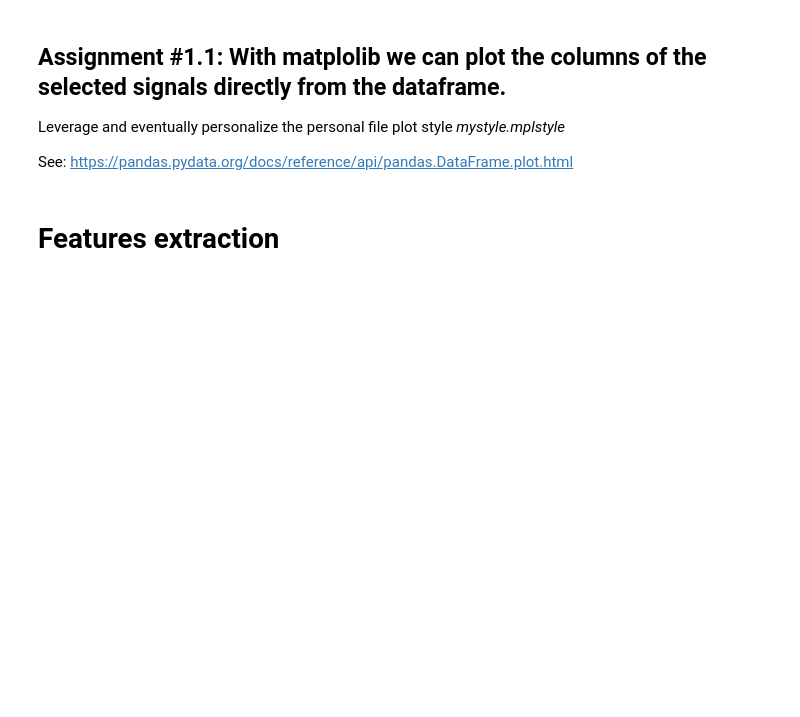
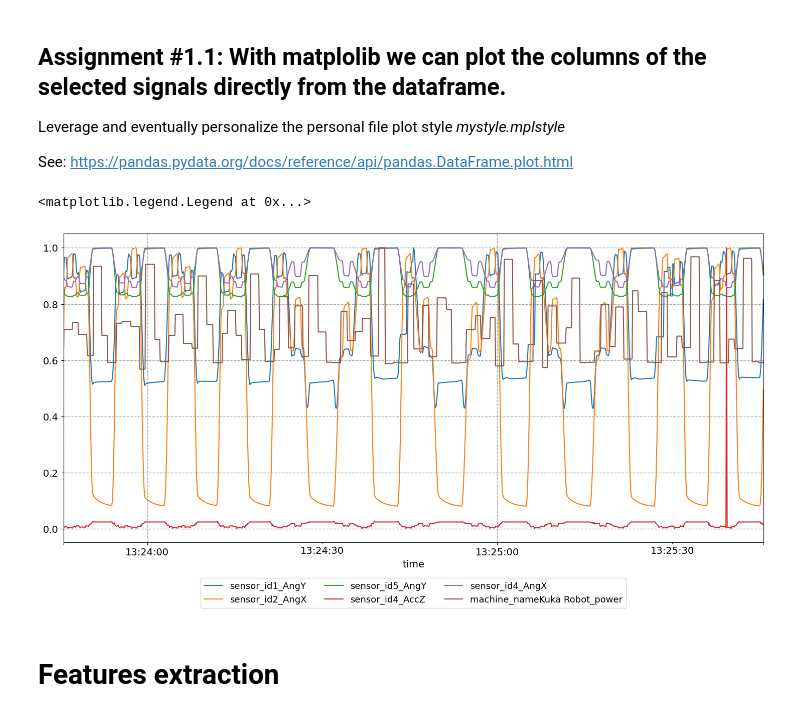
Before and after one commit to SalvatoreAdalberto/mlapp, a Jupyter notebook: 1_ML_time_series_assignment.ipynb, the cells around one changed output. Drawn from its saved outputs; the diff is of its cells as text; code cells hidden in the pictures; blank space fills up the shorter version.

```diff
--- a/1_ML_time_series_assignment.ipynb
+++ b/1_ML_time_series_assignment.ipynb
@@ -255,12 +310,15 @@ Leverage and eventually personalize the personal file plot style *mystyle.mplsty
 See: https://pandas.pydata.org/docs/reference/api/pandas.DataFrame.plot.html
 # %%
 # Set a personal plot style
-FILEPATH_PLT_STYLE = "/content/drive/MyDrive/MLA/labs/mystyle.mplstyle"
+FILEPATH_PLT_STYLE = "/content/drive/MyDrive/MLAPP/basics/mystyle.mplstyle"
 plt.style.use(FILEPATH_PLT_STYLE)
 
 fig, ax = plt.subplots(1, 1, figsize=(18, 8))
 df_signals.plot(ax=ax)
 plt.legend(loc='upper center', bbox_to_anchor=(0.5, -0.1), ncol=3)
+# %% [output]
+<matplotlib.legend.Legend at 0x...>
+[figure, added]
 # %% [markdown]
 # Features extraction
 # %% [markdown]
```
Also changed, not shown: parts of 44 cells of this notebook.
